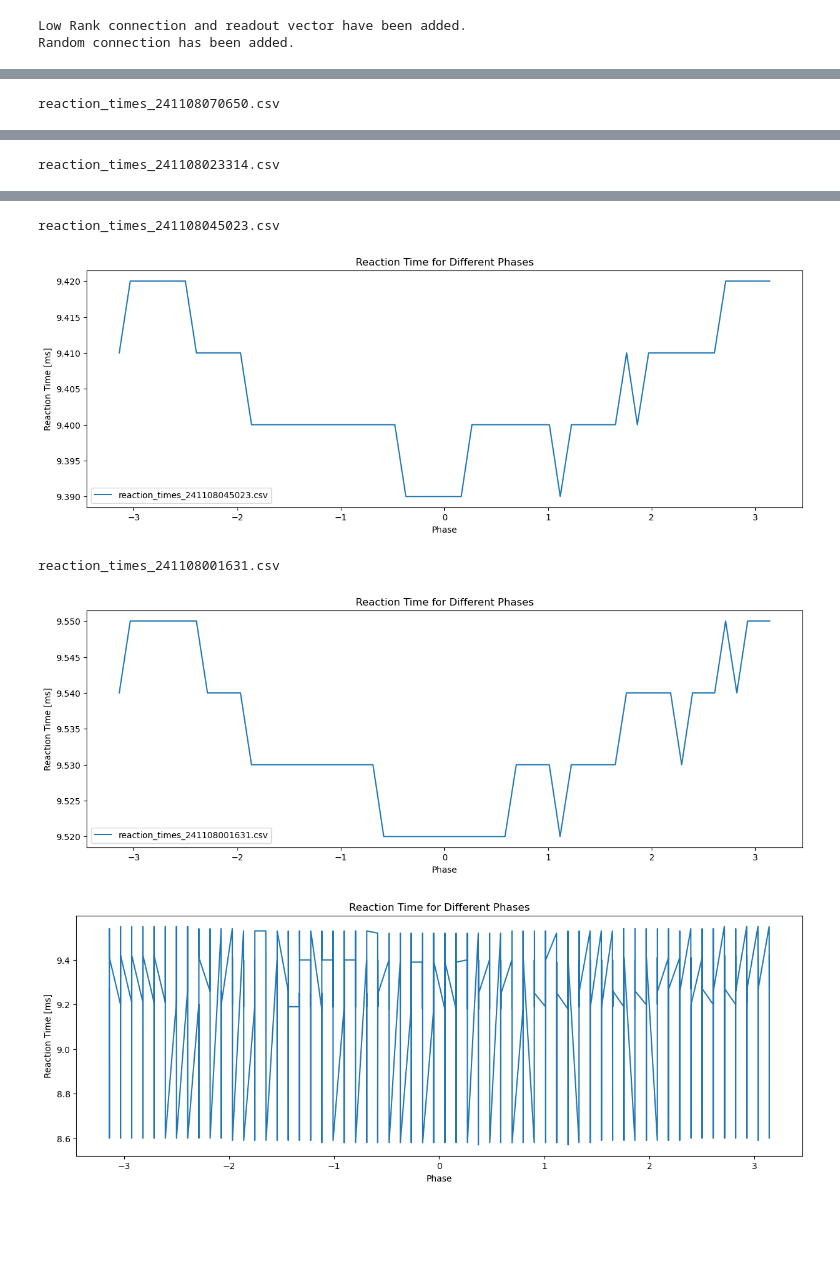
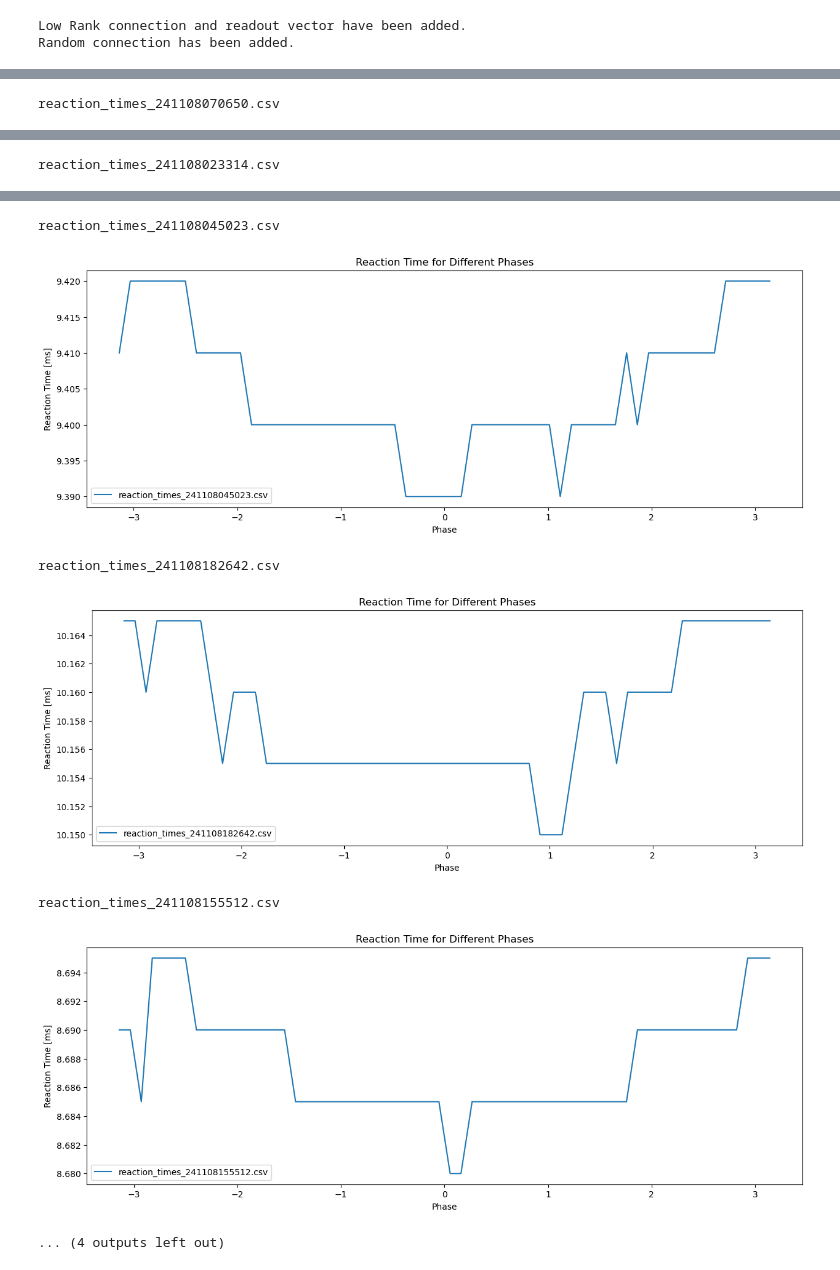
Before and after one commit to LiBinUtokyo/LowRank_ModifiedTheta_SNN, a Jupyter notebook: PYTHON/phase_sensitivity.ipynb, the cells around one changed output, grey strips where cells are left out. Saved outputs shown, nothing was run; the diff lists cells and outputs as text; code cells hidden in the pictures; blank space fills up the shorter version.

```diff
--- a/PYTHON/phase_sensitivity.ipynb
+++ b/PYTHON/phase_sensitivity.ipynb
@@ -185,7 +227,7 @@ for i in range(len(instantaneous_phase)):
         phase_start_ind = i+1
         flag = 0
         continue
-    if flag == 0 and instantaneous_phase[i]-instantaneous_phase[i+1]>np.pi:
+    if flag == 0 and instantaneous_phase[i]-instantaneous_phase[i+1]>np.pi and (i-phase_start_ind)*dt > 10:
         phase_end = instantaneous_phase[i]
         phase_end_ind = i
         break
@@ -207,8 +249,10 @@ phases_eff_times = phases_eff_ind*dt # the time of the effective phases after T_
 reaction_times = []
 
 for T_phase in phases_eff_times:
-    T_pre += T_phase
-    T = T_pre+T_sti+T_after # length of Period time (ms）
+    T_pre = T_phase
+    T_after = 10 # length of time after sti (ms) for the 2nd simulation
+    # T = T_pre+T_sti+T_after # length of Period time (ms）
+    T = T_pre+T_sti+T_after
 
     Input_go = torch.zeros((LRSNN.N_E+LRSNN.N_I,int(T/dt))) #size:(N,time)
     Input_go[:,int(T_pre/dt):int((T_pre+T_sti)/dt)] = IS*Sti_go
@@ -227,9 +271,10 @@ for T_phase in phases_eff_times:
     Input_nogo = Input_nogo.to(device)
     bias = bias.to(device)
 
+    # Note: initial values has been loaded
     # Start Simulation
-    Out_go, V_go, g_go, I_syn_go, spk_step_go, spk_ind_go = LRSNN(dt,Input_go+bias)
-    Out_nogo, V_nogo, g_nogo, I_syn_nogo, spk_step_nogo, spk_ind_nogo = LRSNN(dt,Input_nogo+bias)
+    Out_go, V_go, g_go, I_syn_go, spk_step_go, spk_ind_go,_,_ = LRSNN(dt,Input_go+bias)
+    Out_nogo, V_nogo, g_nogo, I_syn_nogo, spk_step_nogo, spk_ind_nogo,_,_ = LRSNN(dt,Input_nogo+bias)
 
     g_go_EE = g_go[1]
     g_nogo_EE = g_nogo[1]
@@ -245,5 +290,5 @@ for T_phase in phases_eff_times:
     print('Reaction Time: ', reaction_time, 'ms')
     # prop = torch.max(Out_go)/torch.max(Out_nogo)
     # print('Performance: ', prop.item())
-    T_pre -= T_phase
+    # T_pre -= T_phase
 # %% [output]
@@ -310,45 +352,47 @@ folder_path = './data_phase_to_reaction_times/'
 for file in Path('./data_phase_to_reaction_times/').iterdir():
     print(file.name)
     phases_temp = []
     reaction_times_temp = []
     with open(folder_path+file.name, mode='r') as f:
         reader = csv.reader(f)
         for row in reader:
             phases.append(float(row[0]))
             reaction_times.append(float(row[1]))
             phases_temp.append(float(row[0]))
             reaction_times_temp.append(float(row[1]))
     plt.figure(figsize=(15, 5))
     plt.plot(phases_temp, reaction_times_temp, label=file.name)
     plt.xlabel('Phase')
     plt.ylabel('Reaction Time [ms]')
     plt.title('Reaction Time for Different Phases')
     plt.legend()
     plt.show()
 
-# sort the phases
-phases = np.array(phases)
-phases_sorted = np.sort(phases)
-sort_ind = np.argsort(phases)
-reaction_times_sorted = np.array(reaction_times)[sort_ind]
+# # sort the phases
+# phases = np.array(phases)
+# phases_sorted = np.sort(phases)
+# sort_ind = np.argsort(phases)
+# reaction_times_sorted = np.array(reaction_times)[sort_ind]
 
 
-plt.figure(figsize=(15, 5))
-# plt.plot(phases, reaction_times)
-plt.plot(phases_sorted, reaction_times_sorted)
-plt.xlabel('Phase')
-plt.ylabel('Reaction Time [ms]')
-plt.title('Reaction Time for Different Phases')
-plt.show()
+# plt.figure(figsize=(15, 5))
+# # plt.plot(phases, reaction_times)
+# plt.plot(phases_sorted, reaction_times_sorted)
+# plt.xlabel('Phase')
+# plt.ylabel('Reaction Time [ms]')
+# plt.title('Reaction Time for Different Phases')
+# plt.show()
 # %% [output]
 reaction_times_241108092428.csv
 [figure]
 reaction_times_241108070650.csv
 [figure]
 reaction_times_241108023314.csv
 [figure]
 reaction_times_241108045023.csv
 [figure]
-reaction_times_241108001631.csv
+reaction_times_241108182642.csv
-[figure, old version]
+[figure, new version]
+reaction_times_241108155512.csv
-[figure, old version]
+[figure, new version]
+... (4 outputs left out)
```
Also changed, not shown: parts of 7 cells of this notebook, 4 other files.
